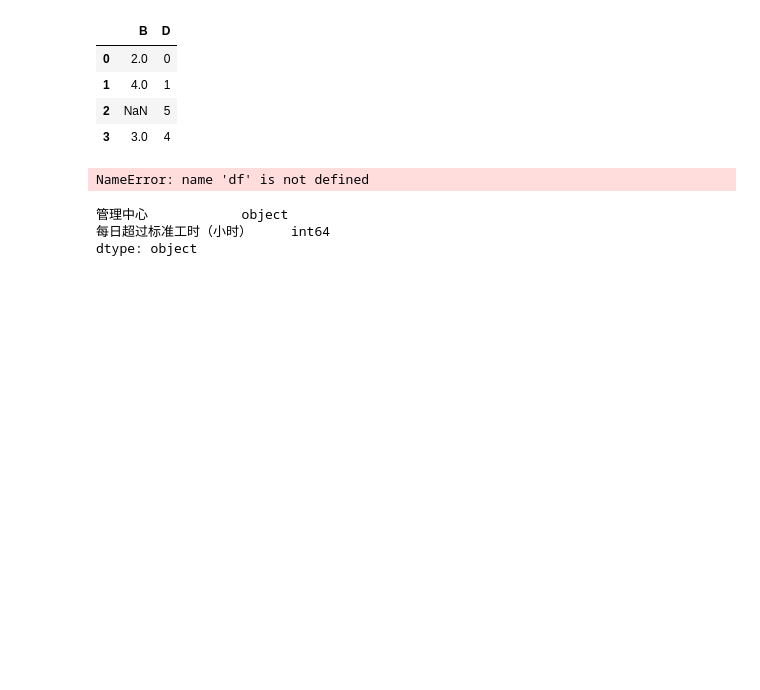
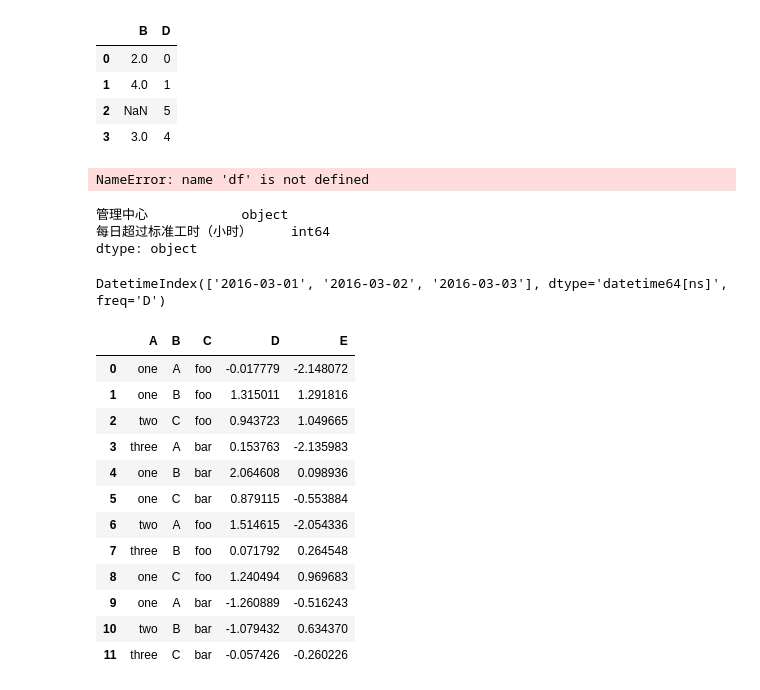
Before and after one commit to joeybaba/mywork, a Jupyter notebook: Pandas/pandas_intro.ipynb, the cells around one changed output. Drawn from its saved outputs; the diff is of its cells as text; code cells hidden in the pictures; blank space fills up the shorter version.

```diff
--- a/Pandas/pandas_intro.ipynb
+++ b/Pandas/pandas_intro.ipynb
@@ -464,3 +464,29 @@ sheet.dtypes
 管理中心            object
 每日超过标准工时（小时）     int64
 dtype: object
+# %%
+#用众数填充空值
+df.fillna(df.mode().iloc[0])
+# %% [output]
+DatetimeIndex(['2016-03-01', '2016-03-02', '2016-03-03'], dtype='datetime64[ns]', freq='D')
+# %%
+df = pd.DataFrame({'A' : ['one', 'one', 'two', 'three'] * 3,
+                    'B' : ['A', 'B', 'C'] * 4,
+                    'C' : ['foo', 'foo', 'foo', 'bar', 'bar', 'bar'] * 2,
+                    'D' : np.random.randn(12),
+                    'E' : np.random.randn(12)})
+df
+# %% [output]
+|  | A | B | C | D | E |
+| 0 | one | A | foo | -0.017779 | -2.148072 |
+| 1 | one | B | foo | 1.315011 | 1.291816 |
+| 2 | two | C | foo | 0.943723 | 1.049665 |
+| 3 | three | A | bar | 0.153763 | -2.135983 |
+| 4 | one | B | bar | 2.064608 | 0.098936 |
+| 5 | one | C | bar | 0.879115 | -0.553884 |
+| 6 | two | A | foo | 1.514615 | -2.054336 |
+| 7 | three | B | foo | 0.071792 | 0.264548 |
+| 8 | one | C | foo | 1.240494 | 0.969683 |
+| 9 | one | A | bar | -1.260889 | -0.516243 |
+| 10 | two | B | bar | -1.079432 | 0.634370 |
+| 11 | three | C | bar | -0.057426 | -0.260226 |
```
Also changed, not shown: parts of 6 cells of this notebook, 3 other files.
